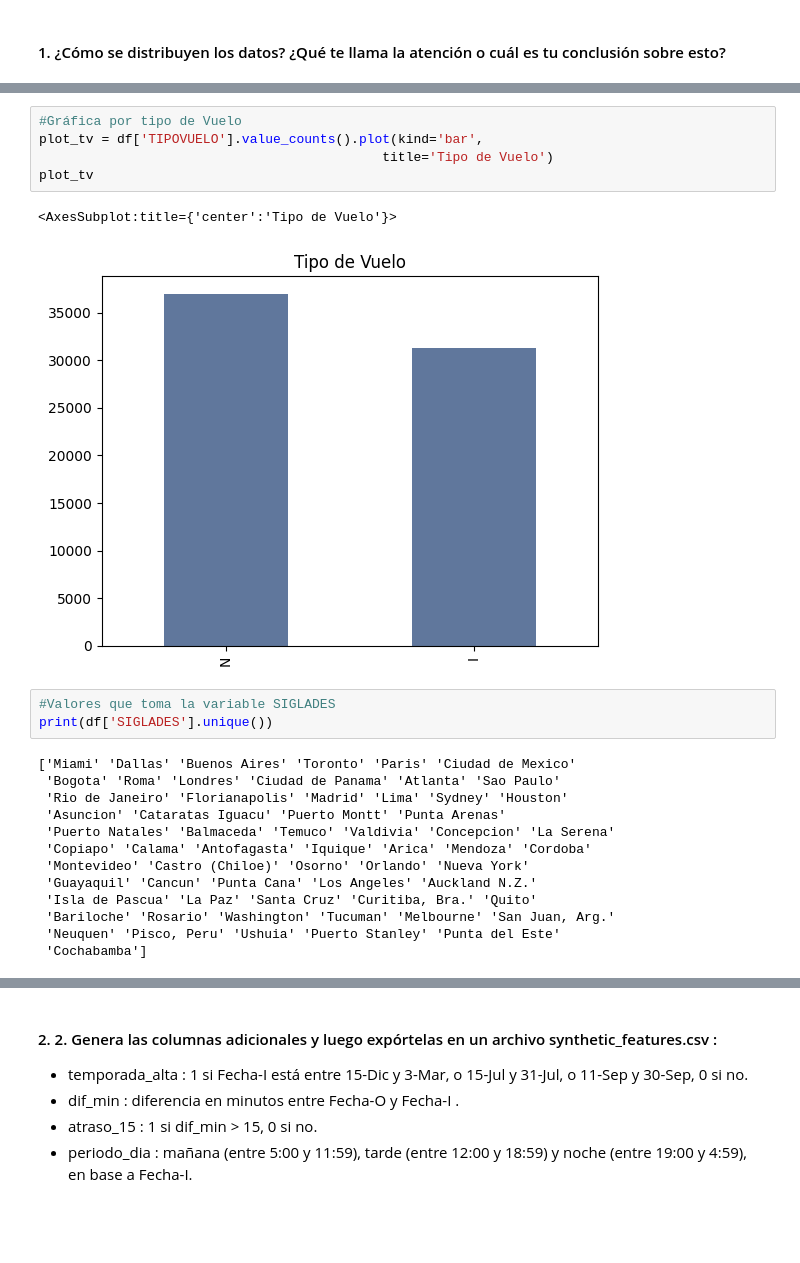
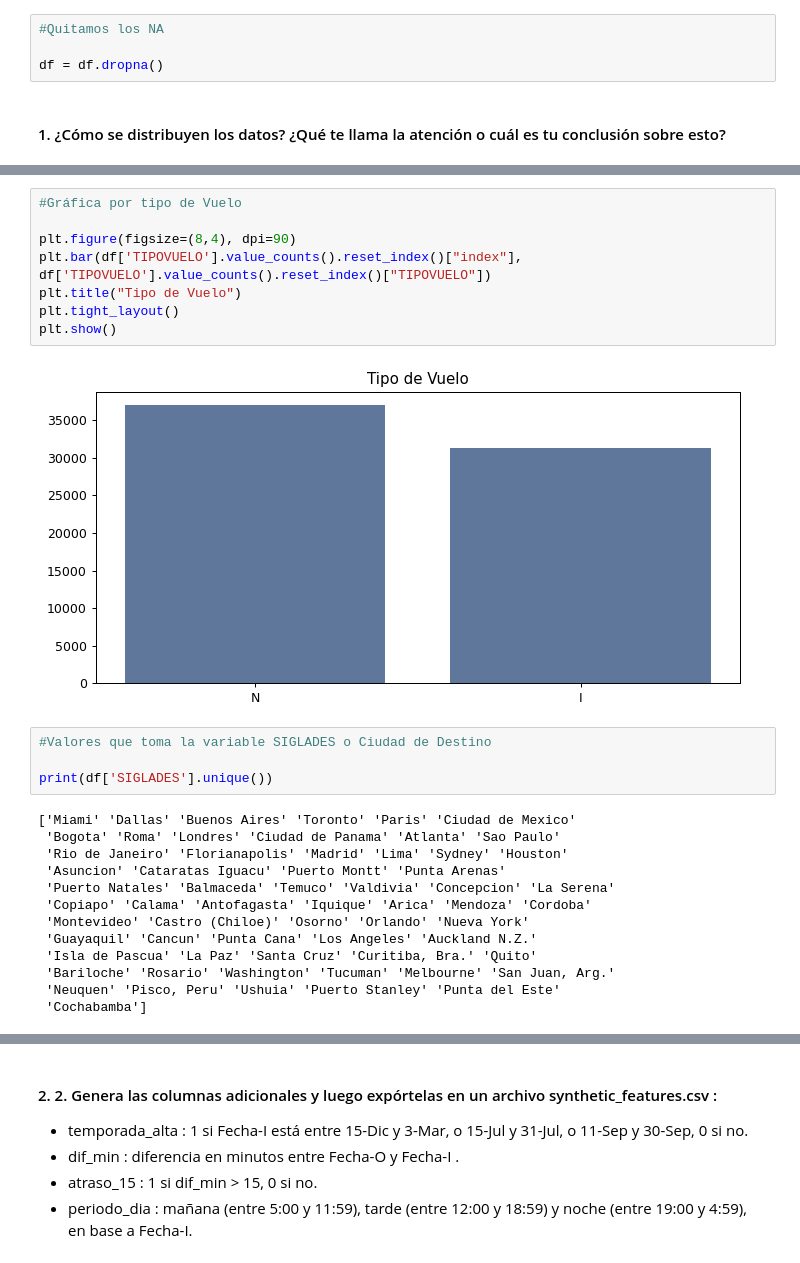
Before and after one commit to rodgonzkus/Neuralworks, a Jupyter notebook: solution.ipynb, the cells around one changed output, grey strips where cells are left out. Cells and saved outputs as stored; diff of their text form; blank space fills up the shorter version.

```diff
--- a/solution.ipynb
+++ b/solution.ipynb
@@ -69,6 +75,10 @@ OPERA        0
 SIGLAORI     0
 SIGLADES     0
 dtype: int64
+# %%
+#Quitamos los NA
+
+df = df.dropna()
 # %% [markdown]
 #### 1. ¿Cómo se distribuyen los datos? ¿Qué te llama la atención o cuál es tu conclusión sobre esto?
 # %%
@@ -89,13 +101,16 @@ df.describe(datetime_is_numeric=True, include='all')
 # %%
 #Gráfica por tipo de Vuelo
-plot_tv = df['TIPOVUELO'].value_counts().plot(kind='bar',
-                                            title='Tipo de Vuelo')
-plot_tv
+
+plt.figure(figsize=(8,4), dpi=90)
+plt.bar(df['TIPOVUELO'].value_counts().reset_index()["index"], df['TIPOVUELO'].value_counts().reset_index()["TIPOVUELO"])
+plt.title("Tipo de Vuelo")
+plt.tight_layout()
+plt.show()
 # %% [output]
-<AxesSubplot:title={'center':'Tipo de Vuelo'}>
-[figure, old version]
+[figure, new version]
 # %%
-#Valores que toma la variable SIGLADES
+#Valores que toma la variable SIGLADES o Ciudad de Destino
+
 print(df['SIGLADES'].unique())
 # %% [output]
 ['Miami' 'Dallas' 'Buenos Aires' 'Toronto' 'Paris' 'Ciudad de Mexico'
```
Also changed, not shown: parts of 16 cells of this notebook.
